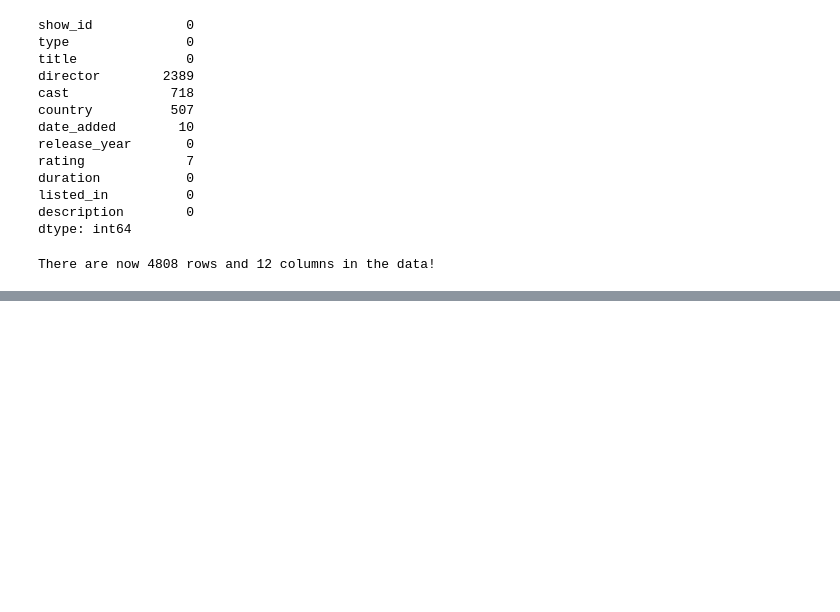
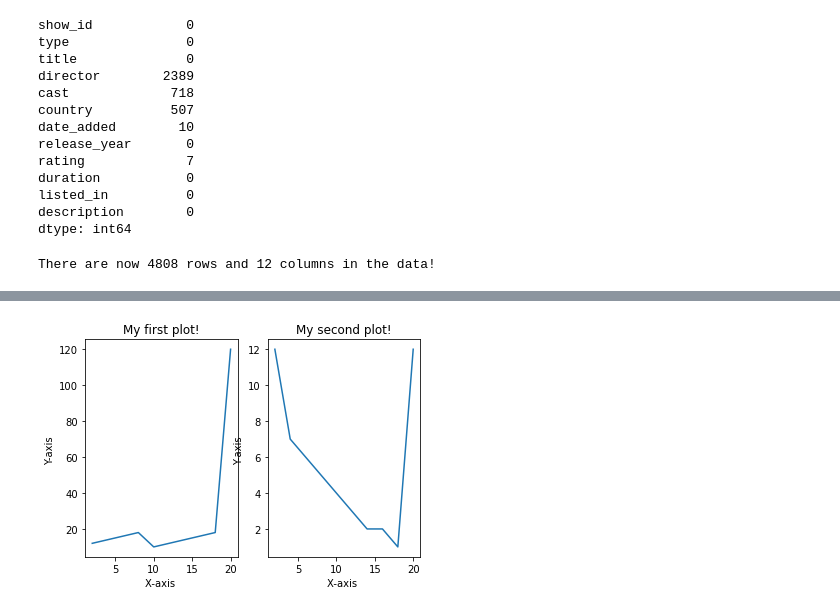
Before and after one commit to nikabosedata/analysis_of_netflix_titles, a Jupyter notebook: A Deeper Look at Netflix! .ipynb, the cells around one changed output, grey strips where cells are left out. Drawn from its saved outputs; the diff is of its cells as text; code cells hidden in the pictures; blank space fills up the shorter version.

```diff
--- a/A Deeper Look at Netflix! .ipynb
+++ b/A Deeper Look at Netflix! .ipynb
@@ -100,0 +129,23 @@ sns.countplot( x=data['duration'], palette = 'Set2', order = data['duration'].va
+# %%
+from matplotlib import pyplot as plt
+import numpy as np
+
+xPoints = np.array([2, 4, 6, 8, 10, 12, 14, 16, 18, 20])
+y1Points = np.array([12, 14, 16, 18, 10, 12, 14, 16, 18, 120])
+y2Points = np.array([12, 7, 6, 5, 4, 3, 2, 2, 1, 12])
+
+plt.subplot(1, 2, 1) # row 1, col 2 index 1
+plt.plot(xPoints, y1Points)
+plt.title("My first plot!")
+plt.xlabel('X-axis ')
+plt.ylabel('Y-axis ')
+
+plt.subplot(1, 2, 2) # index 2
+plt.plot(xPoints, y2Points)
+plt.title("My second plot!")
+plt.xlabel('X-axis ')
+plt.ylabel('Y-axis ')
+
+plt.show()
+# %% [output]
+[figure, added]
```
Also changed, not shown: parts of 14 cells of this notebook.
